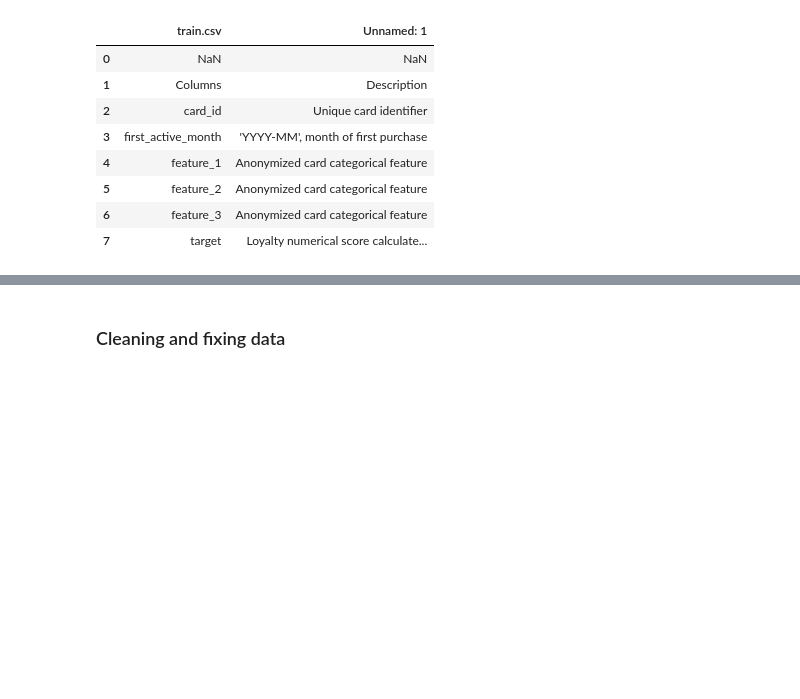
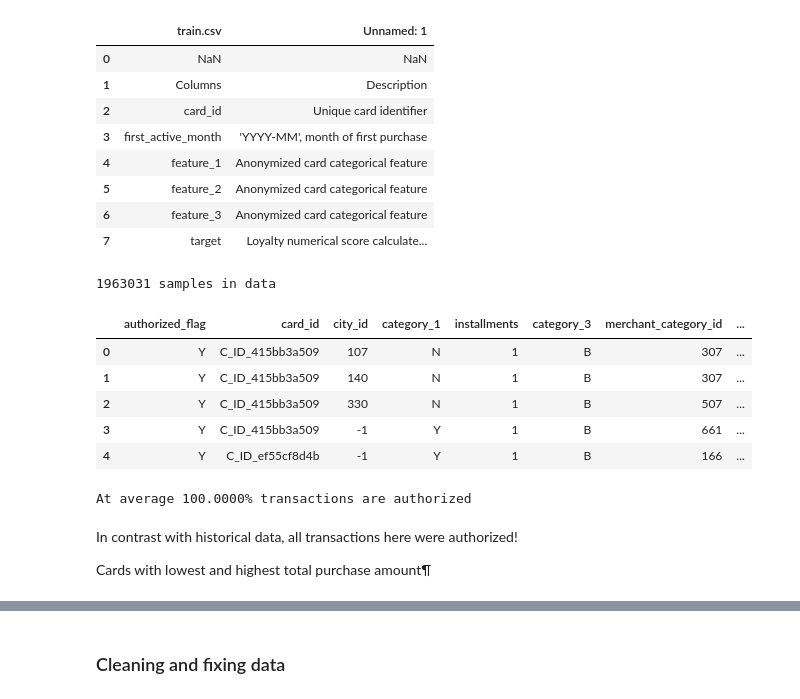
Before and after one commit to johngreibelarsen/understand-customer-loyalty, a Jupyter notebook: basic_kernel.ipynb, the cells around one changed output, grey strips where cells are left out. Saved outputs shown, nothing was run; the diff lists cells and outputs as text; code cells hidden in the pictures; blank space fills up the shorter version.

```diff
--- a/basic_kernel.ipynb
+++ b/basic_kernel.ipynb
@@ -447,3 +447,14 @@ e
 | 5 | feature_2 | Anonymized card categorical feature |
 | 6 | feature_3 | Anonymized card categorical feature |
 | 7 | target | Loyalty numerical score calculate... |
+# %%
+print(f'{new_merchant_transactions.shape[0]} samples in data')
+df_new_merchant_transactions.head()
+# %% [output]
+1963031 samples in data
+|  | authorized_flag | card_id | city_id | category_1 | installments | category_3 | merchant_category_id | ... |
+| 0 | Y | C_ID_415bb3a509 | 107 | N | 1 | B | 307 | ... |
+| 1 | Y | C_ID_415bb3a509 | 140 | N | 1 | B | 307 | ... |
+| 2 | Y | C_ID_415bb3a509 | 330 | N | 1 | B | 507 | ... |
+| 3 | Y | C_ID_415bb3a509 | -1 | Y | 1 | B | 661 | ... |
+| 4 | Y | C_ID_ef55cf8d4b | -1 | Y | 1 | B | 166 | ... |
@@ -449,0 +464,10 @@ e
+# %%
+print(f"At average {new_merchant_transactions['authorized_flag'].mean() * 100:.4f}% transactions are authorized")
+new_merchant_transactions['authorized_flag'].value_counts().plot(kind='barh', title='authorized_flag value counts');
+# %% [output]
+At average 100.0000% transactions are authorized
+# %% [markdown]
+In contrast with historical data, all transactions here were authorized!
+<BR>
+
+Cards with lowest and highest total purchase amount¶
```
Also changed, not shown: parts of 25 cells of this notebook.
